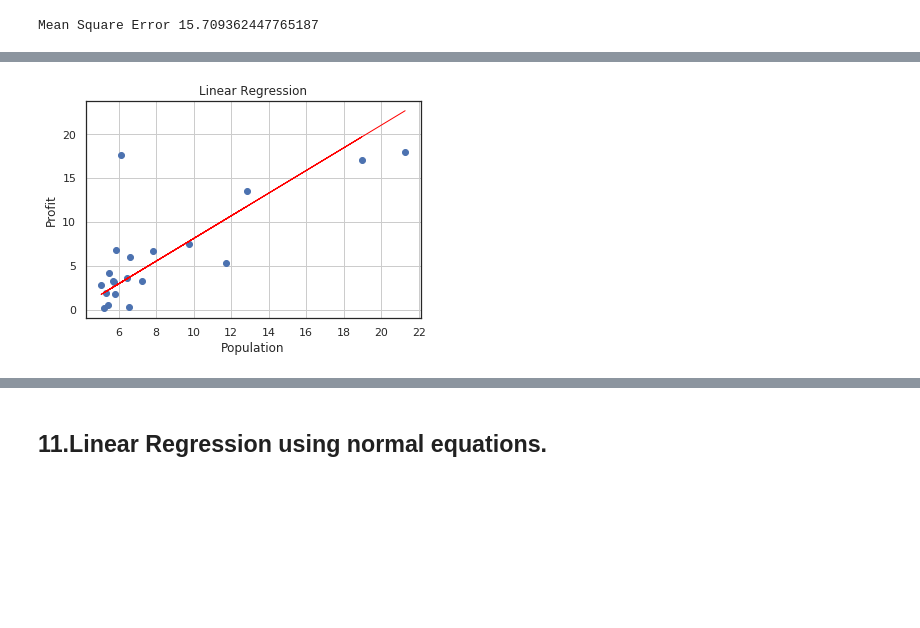
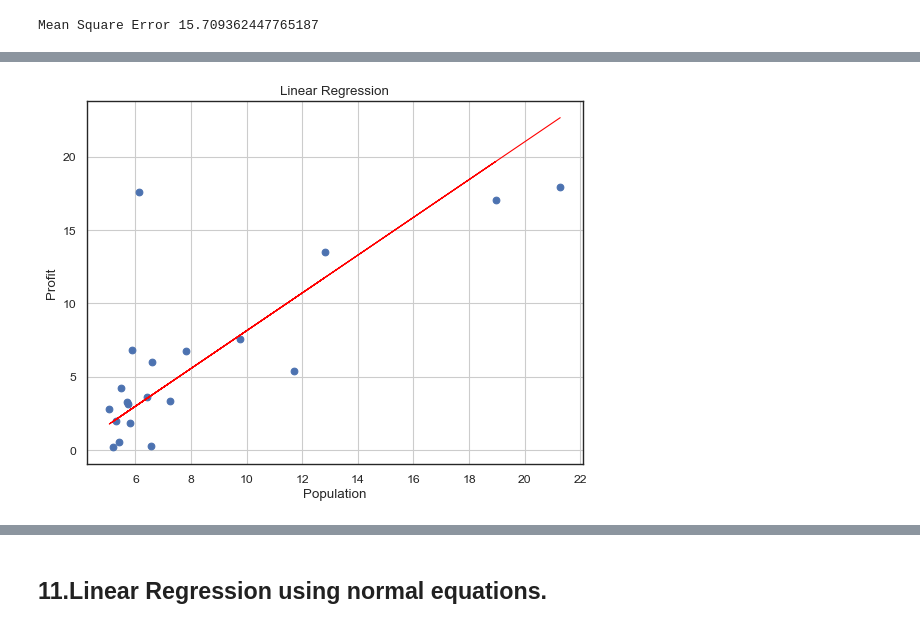
Before and after one commit to AnilSarode/Machine-Learning-Digital-Book-, a Jupyter notebook: Simple Linear Regression/Simple Linear Regression .ipynb, the cells around one changed output, grey strips where cells are left out. Cells and saved outputs as stored; diff of their text form; code cells hidden in the pictures; blank space fills up the shorter version.

```diff
--- a/Simple Linear Regression/Simple Linear Regression .ipynb
+++ b/Simple Linear Regression/Simple Linear Regression .ipynb
@@ -912,14 +922,15 @@ $\displaystyle Model R^2 Square \ value =\ 0.5003441133385782$
 # %%
 #Model Regression line on test set
+plt.figure(num=0, figsize=(8, 6), dpi=80, facecolor='w', edgecolor='k')
 plt.scatter(x_test, y_test)
 plt.plot(x_test, prediction, color='red', linewidth=1)
 plt.xlabel('Population')
 plt.ylabel('Profit')
 plt.title('Linear Regression')
 plt.grid(which='both')
 plt.show()
 # %% [output]
-[figure, old version]
+[figure, new version]
 # %% [markdown]
 ## 10.Linear Regression from Statistical point of view and Least Square.  <a class="anchor" id="eleventh-bullet"></a>
 
```
Also changed, not shown: parts of 13 cells of this notebook, 1 other file.
